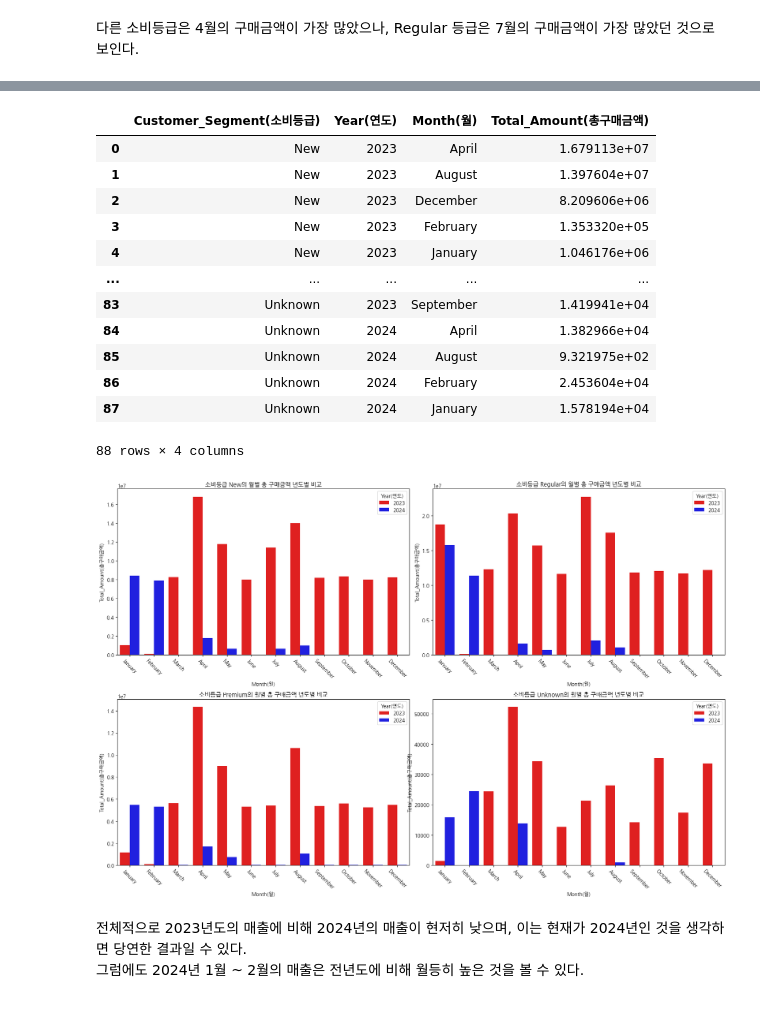
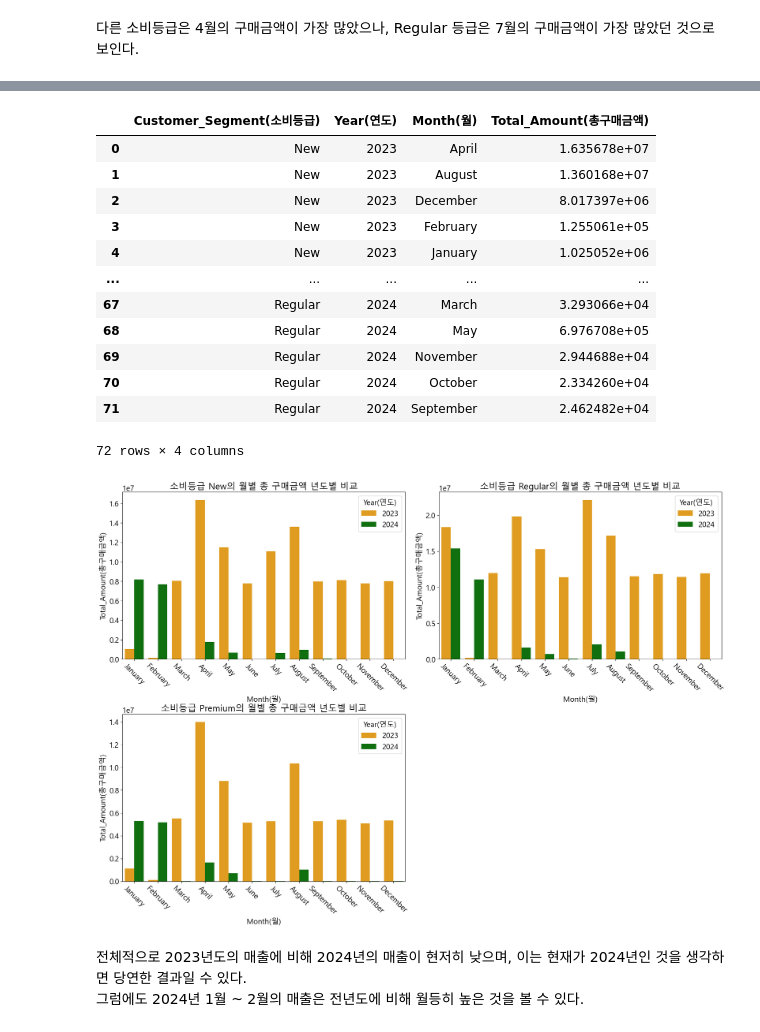
Before and after one commit to youscd/Retail_data_Analysis, a Jupyter notebook: 분석 시각화.ipynb, the cells around one changed output, grey strips where cells are left out. Drawn from its saved outputs; the diff is of its cells as text; code cells hidden in the pictures.

```diff
--- a/분석 시각화.ipynb
+++ b/분석 시각화.ipynb
@@ -509,10 +505,10 @@ array([2023, 2024,    0])
 # %%
 # Year(연도) 값이 0인 경우 Date(구매날짜) 컬럼 값에서 연도 값을 가져와 치환
-for i in range(len(df_notnull)):
-    if df_notnull['Year(연도)'][i] == 0:
-        df_notnull['Year(연도)'][i] = int(df_notnull['Date(구매날짜)'][i][-4:])
+# for i in range(len(df_notnull)):
+#     if df_notnull['Year(연도)'][i] == 0:
+#         df_notnull['Year(연도)'][i] = int(df_notnull['Date(구매날짜)'][i][-4:])
 
-df_notnull[df_notnull['Year(연도)'] == 0]
+# df_notnull[df_notnull['Year(연도)'] == 0]
 # %%
 # 년도별 소비등급별 매출
 df_notnull.groupby(['Year(연도)', 'Customer_Segment(소비등급)'])[['Total_Amount(총구매금액)']].sum().reset_index()
@@ -551,7 +538,7 @@ a[a['Month(월)'] == 'Unknown']
 # %%
 # Month(월) 값이 Unknown 인 경우 Date(구매날짜) 컬럼 값에서 연도 값을 가져와 치환
 # df_notnull[df_notnull['Month(월)'] == 'Unknown']
-for i in range(len(df_notnull)):
-    if df_notnull['Month(월)'][i] == 'Unknown':
-        if df_notnull['Date(구매날짜)'][i] != 'Unknown':
-            df_notnull['Month(월)'][i] = pd.to_datetime(df_notnull['Date(구매날짜)'][i]).strftime('%B')
+# for i in range(len(df_notnull)):
+#     if df_notnull['Month(월)'][i] == 'Unknown':
+#         if df_notnull['Date(구매날짜)'][i] != 'Unknown':
+#             df_notnull['Month(월)'][i] = pd.to_datetime(df_notnull['Date(구매날짜)'][i]).strftime('%B')
@@ -569,13 +551,12 @@ array(['January', 'February', 'June', 'July', 'August', 'December',
 # %%
 # 2023년 월별, 소비등급별 매출
 d = df_notnull[df_notnull['Year(연도)'] == 2023].groupby(['Month(월)', 'Customer_Segment(소비등급)'])[['Total_Amount(총구매금액)']].sum().reset_index()
-# sns.barplot(data=d, x='Customer_Segment(소비등급)', y='Total_Amount(총구매금액)', hue='Month(월)')
 
 month_order = ['January', 'February', 'March', 'April', 'May', 'June',
                'July', 'August', 'September', 'October', 'November', 'December']
 
 plt.figure(figsize=(18,12))
-segment = ['New', 'Regular', 'Premium', 'Unknown']
+segment = ['New', 'Regular', 'Premium']
 for i, seg in enumerate(segment):
     plt.subplot(2, 2, i+1)
     plt.tight_layout()
@@ -584,4 +565,6 @@ for i, seg in enumerate(segment):
 
     sns.barplot(data=d[d['Customer_Segment(소비등급)'] == seg], x='Month(월)', y='Total_Amount(총구매금액)',
                 order=month_order, hue='Month(월)')
+
+plt.show()
 # %% [output]
@@ -606,19 +590,2 @@ plt.show()
 # %% [markdown]
 다른 소비등급은 4월의 구매금액이 가장 많았으나, Regular 등급은 7월의 구매금액이 가장 많았던 것으로 보인다.
-# %%
-# 2024년 월별, 소비등급별 매출
-e = df_notnull[df_notnull['Year(연도)'] == 2024].groupby(['Month(월)', 'Customer_Segment(소비등급)'])[['Total_Amount(총구매금액)']].sum().reset_index()
-
-month_order = ['January', 'February', 'March', 'April', 'May', 'June',
-               'July', 'August', 'September', 'October', 'November', 'December']
-
-plt.figure(figsize=(18,10))
-segment = ['New', 'Regular', 'Premium', 'Unknown']
-for i, seg in enumerate(segment):
-    plt.subplot(2, 2, i+1)
-    plt.tight_layout()
-    plt.xticks(rotation=-45)
-    plt.title(f'2024년 소비등급 {seg}의 월별 총 구매금액')
-
-    sns.barplot(data=e[e['Customer_Segment(소비등급)'] == seg], x='Month(월)', y='Total_Amount(총구매금액)',
-                order=month_order, hue='Month(월)')
@@ -630,37 +609,39 @@ for i, seg in enumerate(segment):
 df_notnull.groupby(['Customer_Segment(소비등급)', 'Year(연도)', 'Month(월)'])[['Total_Amount(총구매금액)']].sum().reset_index()
 # %% [output]
 |  | Customer_Segment(소비등급) | Year(연도) | Month(월) | Total_Amount(총구매금액) |
-| 0 | New | 2023 | April | 1.679113e+07 |
-| 1 | New | 2023 | August | 1.397604e+07 |
-| 2 | New | 2023 | December | 8.209606e+06 |
-| 3 | New | 2023 | February | 1.353320e+05 |
-| 4 | New | 2023 | January | 1.046176e+06 |
+| 0 | New | 2023 | April | 1.635678e+07 |
+| 1 | New | 2023 | August | 1.360168e+07 |
+| 2 | New | 2023 | December | 8.017397e+06 |
+| 3 | New | 2023 | February | 1.255061e+05 |
+| 4 | New | 2023 | January | 1.025052e+06 |
 | ... | ... | ... | ... | ... |
-| 83 | Unknown | 2023 | September | 1.419941e+04 |
-| 84 | Unknown | 2024 | April | 1.382966e+04 |
-| 85 | Unknown | 2024 | August | 9.321975e+02 |
-| 86 | Unknown | 2024 | February | 2.453604e+04 |
-| 87 | Unknown | 2024 | January | 1.578194e+04 |
+| 67 | Regular | 2024 | March | 3.293066e+04 |
+| 68 | Regular | 2024 | May | 6.976708e+05 |
+| 69 | Regular | 2024 | November | 2.944688e+04 |
+| 70 | Regular | 2024 | October | 2.334260e+04 |
+| 71 | Regular | 2024 | September | 2.462482e+04 |
-88 rows × 4 columns
+72 rows × 4 columns
 # %%
 # 월별, 소비등급별 매출 년도별 비교 시각화
 f = df_notnull.groupby(['Customer_Segment(소비등급)', 'Year(연도)', 'Month(월)'])[['Total_Amount(총구매금액)']].sum().reset_index()
 
 month_order = ['January', 'February', 'March', 'April', 'May', 'June',
                'July', 'August', 'September', 'October', 'November', 'December']
 
 plt.figure(figsize=(18,12))
-segment = ['New', 'Regular', 'Premium', 'Unknown']
+segment = ['New', 'Regular', 'Premium']
 for i, seg in enumerate(segment):
     plt.subplot(2, 2, i+1)
     plt.tight_layout()
     plt.xticks(rotation=-45)
     plt.title(f'소비등급 {seg}의 월별 총 구매금액 년도별 비교')
 
     sns.barplot(data=f[f['Customer_Segment(소비등급)'] == seg], x='Month(월)', y='Total_Amount(총구매금액)',
-                order=month_order, hue='Year(연도)', palette=['red', 'blue'])
+                order=month_order, hue='Year(연도)', palette=['orange', 'green'])
+
+plt.show()
 # %% [output]
-[figure, old version]
+[figure, new version]
 # %% [markdown]
 전체적으로 2023년도의 매출에 비해 2024년의 매출이 현저히 낮으며, 이는 현재가 2024년인 것을 생각하면 당연한 결과일 수 있다.\
 그럼에도 2024년 1월 ~ 2월의 매출은 전년도에 비해 월등히 높은 것을 볼 수 있다.
```
Also changed, not shown: parts of 44 cells of this notebook.
